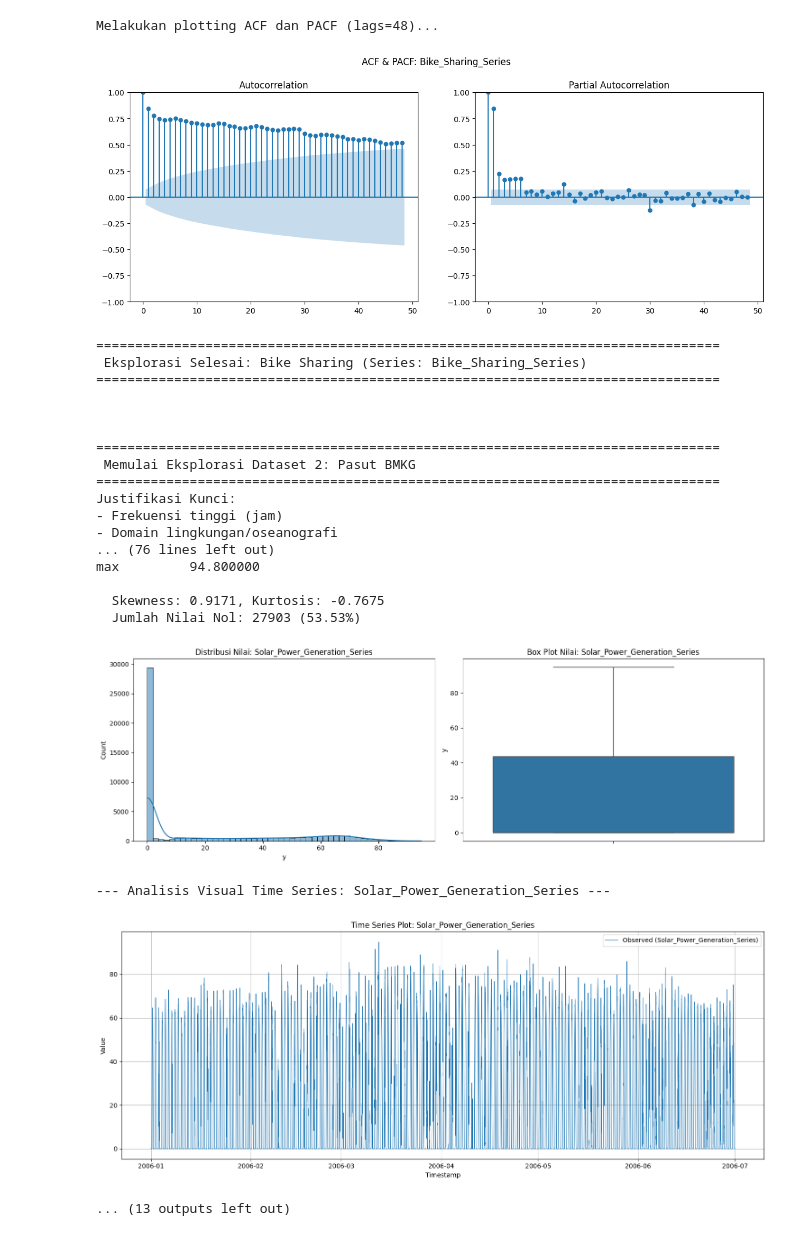
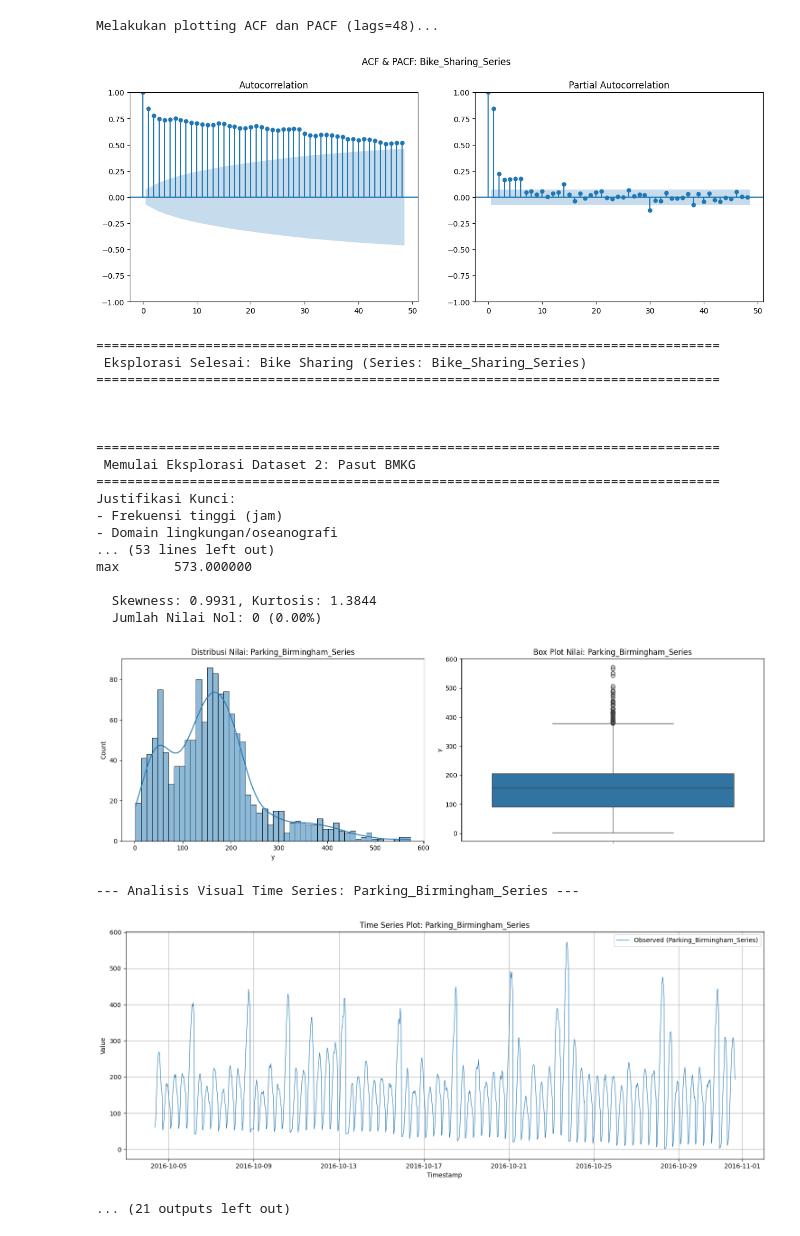
Before and after one commit to kanadakurniawan/loss-function-comparison, a Jupyter notebook: Justifikasi Dataset.ipynb, the cells around one changed output. Saved outputs shown, nothing was run; the diff lists cells and outputs as text; code cells hidden in the pictures.

Commit message:
perbaikan kolom datetime dan justifikasi dataset

```diff
--- a/Justifikasi Dataset.ipynb
+++ b/Justifikasi Dataset.ipynb
@@ -1,14 +1,14 @@
 # %%
 # ==============================================================================
-# KODE GABUNGAN UNTUK EKSPLORASI DATASET TESIS (VERSI FINAL REVISI)
+# KODE GABUNGAN UNTUK EKSPLORASI DATASET TESIS (VERSI FINAL REVISI 3)
 # ==============================================================================
 # Perubahan:
-# - Konfigurasi dataset (DATASET_CONFIG) sepenuhnya diganti sesuai permintaan.
-# - Ketergantungan pada Google Drive Mount telah dihilangkan.
-# - Proses eksekusi di bagian akhir diotomatisasi menggunakan loop.
-# - Komentar dan detail (nama kolom, frekuensi) disesuaikan untuk dataset baru.
+# - Memperbarui URL untuk semua dataset CSV agar menggunakan kode commit
+#   terbaru (8ae1f33...) sesuai permintaan.
+# - Mengonfirmasi kembali bahwa nama kolom waktu ('datetime') sudah benar
+#   untuk semua dataset CSV.
 #
-# Harap verifikasi nama kolom di DATASET_CONFIG jika terjadi error.
+# Perbaikan sebelumnya dipertahankan.
 # ==============================================================================
 
 # --- Instalasi Library (jika belum ada) ---
@@ -40,42 +40,42 @@ seed = 42
 np.random.seed(seed)
 random.seed(seed)
 
-# --- KONFIGURASI DATASET BARU ---
+# --- KONFIGURASI DATASET (URL & NAMA KOLOM DIPERBARUI) ---
 DATASET_CONFIG = {
     1: {
         'name': 'Bike Sharing', 'type': 'csv',
-        'source': "https://raw.githubusercontent.com/kanadakurniawan/loss-function-comparison/d663e9a1058407da4e11c24fc6693a108bc70ffd/dataset/bike-sharing.csv",
-        'freq': 'H', 'parser_variant': None, 'value_column': 'cnt', 'time_column': 'dteday',
+        'source': "https://raw.githubusercontent.com/kanadakurniawan/loss-function-comparison/8ae1f330d2d94645a6b647ab357fa786a5e1f956/dataset/bike-sharing.csv", # URL DIUBAH
+        'freq': 'H', 'parser_variant': None, 'value_column': 'cnt', 'time_column': 'datetime',
         'justification_points': ["Frekuensi tinggi (jam)", "Domain transportasi", "Musiman ganda (harian, mingguan)", "Pengaruh faktor eksternal (cuaca)"],
     },
     2: {
         'name': 'Pasut BMKG', 'type': 'csv',
-        'source': 'https://raw.githubusercontent.com/kanadakurniawan/loss-function-comparison/d663e9a1058407da4e11c24fc6693a108bc70ffd/dataset/db-2022-2024-pasut.csv',
-        'freq': 'H', 'parser_variant': None, 'value_column': 'level', 'time_column': 'waktu',
+        'source': 'https://raw.githubusercontent.com/kanadakurniawan/loss-function-comparison/8ae1f330d2d94645a6b647ab357fa786a5e1f956/dataset/db-2022-2024-pasut.csv', # URL DIUBAH
+        'freq': 'H', 'parser_variant': None, 'value_column': 'level', 'time_column': 'datetime',
         'justification_points': ["Frekuensi tinggi (jam)", "Domain lingkungan/oseanografi", "Pola musiman sangat kuat dan reguler (pasang surut)", "Data dunia nyata dari BMKG"],
     },
     3: {
         'name': 'Parking Birmingham', 'type': 'csv',
-        'source': 'https://raw.githubusercontent.com/kanadakurniawan/loss-function-comparison/d663e9a1058407da4e11c24fc6693a108bc70ffd/dataset/parking-birmingham.csv',
-        'freq': '30min', 'parser_variant': None, 'value_column': 'Occupancy', 'time_column': 'LastUpdate',
+        'source': 'https://raw.githubusercontent.com/kanadakurniawan/loss-function-comparison/8ae1f330d2d94645a6b647ab357fa786a5e1f956/dataset/parking-birmingham.csv', # URL DIUBAH
+        'freq': '30min', 'parser_variant': None, 'value_column': 'Occupancy', 'time_column': 'datetime',
         'justification_points': ["Frekuensi tinggi (30 menit)", "Domain urban/transportasi", "Potensi pola harian dan mingguan yang kompleks", "Mengandung nilai nol atau mendekati nol (malam hari)"],
     },
     4: {
         'name': 'Solar Power Generation', 'type': 'csv',
-        'source': 'https://raw.githubusercontent.com/kanadakurniawan/loss-function-comparison/d663e9a1058407da4e11c24fc6693a108bc70ffd/dataset/Actual_31.85_-110.85_2006_UPV_100MW_5_Min.csv',
-        'freq': '5min', 'parser_variant': None, 'value_column': 'Power(MW)', 'time_column': 'LocalTime',
+        'source': 'https://raw.githubusercontent.com/kanadakurniawan/loss-function-comparison/8ae1f330d2d94645a6b647ab357fa786a5e1f956/dataset/Actual_31.85_-110.85_2006_UPV_100MW_5_Min.csv', # URL DIUBAH
+        'freq': '5min', 'parser_variant': None, 'value_column': 'Power(MW)', 'time_column': 'datetime',
         'justification_points': ["Frekuensi sangat tinggi (5 menit)", "Domain energi terbarukan", "Intermittency tinggi (nilai nol di malam hari)", "Sangat dipengaruhi cuaca (volatilitas)"],
     },
     5: {
         'name': 'Cacar Air Hungaria', 'type': 'csv',
-        'source': 'https://raw.githubusercontent.com/kanadakurniawan/loss-function-comparison/d663e9a1058407da4e11c24fc6693a108bc70ffd/dataset/cacar-air-hungaria.csv',
-        'freq': 'W', 'parser_variant': None, 'value_column': 'BUDAPEST', 'time_column': 'Date',
+        'source': 'https://raw.githubusercontent.com/kanadakurniawan/loss-function-comparison/8ae1f330d2d94645a6b647ab357fa786a5e1f956/dataset/cacar-air-hungaria.csv', # URL DIUBAH
+        'freq': 'W', 'parser_variant': None, 'value_column': 'BUDAPEST', 'time_column': 'datetime',
         'justification_points': ["Frekuensi rendah (mingguan)", "Domain epidemiologi/kesehatan", "Musiman tahunan yang jelas", "Contoh data count (jumlah kasus)"],
         'notes': "File ini berisi banyak series (per wilayah). Kode ini akan menganalisis kolom 'BUDAPEST' sebagai contoh."
     },
     6: {
         'name': 'M4 Hourly Dataset', 'type': 'tsf',
-        'source': 'https://raw.githubusercontent.com/kanadakurniawan/loss-function-comparison/8f605f9fbc107e6303174d3f615a5d591785d55e/dataset/m4_hourly_dataset.tsf',
+        'source': 'https://raw.githubusercontent.com/kanadakurniawan/loss-function-comparison/8f605f9fbc107e6303174d3f615a5d591785d55e/dataset/m4_hourly_dataset.tsf', # TSF, URL tidak berubah
         'freq': 'H', 'parser_variant': 'standard', 'value_column': None, 'time_column': None,
         'justification_points': ["Frekuensi tinggi (jam)", "Benchmark klasik dari kompetisi M4", "Berisi beragam jenis data (industri, finansial, dll.)", "Tantangan dalam noise dan variabilitas pola"],
     }
@@ -83,10 +83,10 @@ DATASET_CONFIG = {
 NAN_IMPUTATION_METHOD = 'ffill_bfill'
 os.environ['NIXTLA_ID_AS_COL'] = '1'
 
-print("Konfigurasi dataset baru berhasil dimuat.")
+print("Konfigurasi dataset berhasil diperbarui (URL dan nama kolom 'datetime' disesuaikan).")
 
 # --- Fungsi Helper (Loading, Parsing, Cleaning, Preparing) ---
-# (Fungsi-fungsi di bagian ini tetap sama karena sudah dirancang secara generik dan robust)
+# (Tidak ada perubahan di bagian ini, karena fungsi sudah generik)
 
 def load_data_from_source(source_path_or_url):
     """Membaca konten data dari URL atau file lokal dengan fallback encoding."""
@@ -104,7 +104,7 @@ def load_data_from_source(source_path_or_url):
                 print(f"  Gagal decode dengan encoding default. Mencoba iso-8859-1...")
                 return response.content.decode('iso-8859-1')
         except requests.exceptions.RequestException as e: print(f"Error mengunduh data: {e}"); return None
-    else: # Logika untuk file lokal (dipertahankan jika diperlukan di masa depan)
+    else:
         print(f"Membaca data dari file lokal: {source_str}")
         if not os.path.exists(source_str): print(f"Error: File tdk ditemukan di {source_str}"); return None
         try:
@@ -129,7 +129,7 @@ def parse_tsf_data(raw_content, parser_variant):
                 start_time = pd.to_datetime(start_time_str)
                 time_series = [float(v) for v in values_str.split(",") if v.strip() and v.strip() != '?']
                 parsed_series.append(time_series); series_ids.append(series_name); start_times.append(start_time)
-            except (ValueError, IndexError): continue # Skip baris yang formatnya salah
+            except (ValueError, IndexError): continue
     print(f"Parsing TSF selesai. {len(parsed_series)} series berhasil diparsing.")
     return series_ids, start_times, parsed_series
 
@@ -192,10 +192,10 @@ def handle_nan_values(ts, method='ffill_bfill'):
     print(f"Menangani {initial_nan_count}/{len(ts_series)} NaN dgn metode: {method}")
     if method == 'ffill_bfill': filled_ts = ts_series.ffill().bfill()
     elif method == 'interpolate_linear': filled_ts = ts_series.interpolate(method='linear', limit_direction='both')
-    else: filled_ts = ts_series.ffill().bfill() # Default
+    else: filled_ts = ts_series.ffill().bfill()
 
     final_nan_count = filled_ts.isna().sum()
-    if final_nan_count > 0: filled_ts = filled_ts.fillna(0) # Isi sisa NaN jika ada
+    if final_nan_count > 0: filled_ts = filled_ts.fillna(0)
     print("Semua NaN berhasil ditangani.")
     return filled_ts.tolist()
 
@@ -216,13 +216,11 @@ def plot_time_series_analysis(df, series_name, freq):
 
     plt.figure(figsize=(15, 6)); plt.plot(y, label=f'Observed ({series_name})', linewidth=0.8); plt.title(f'Time Series Plot: {series_name}'); plt.xlabel('Timestamp'); plt.ylabel('Value'); plt.legend(); plt.grid(True); plt.tight_layout(); plt.show()
 
-    # Subset data untuk analisis detail jika terlalu panjang
-    MAX_POINTS_FOR_DETAIL = 3 * 365 * 24 # Batas sekitar 3 tahun data per jam
+    MAX_POINTS_FOR_DETAIL = 3 * 365 * 24
     y_analysis = y.tail(MAX_POINTS_FOR_DETAIL) if len(y) > MAX_POINTS_FOR_DETAIL else y
     is_subset = len(y) > MAX_POINTS_FOR_DETAIL
-    if is_subset: print(f"INFO: Data terlalu panjang. Analisis detail (dekomposisi, ACF/PACF) dilakukan pada {MAX_POINTS_FOR_DETAIL} poin terakhir.")
+    if is_subset: print(f"INFO: Data terlalu panjang. Analisis detail dilakukan pada {MAX_POINTS_FOR_DETAIL} poin terakhir.")
 
-    # Dekomposisi Musiman
     period_map = {'5min': 12*24, '30min': 48, 'H': 24, 'D': 7, 'W': 52, 'MS': 12}
     period = period_map.get(freq)
     if period and len(y_analysis) > 2 * period:
@@ -233,7 +231,6 @@ def plot_time_series_analysis(df, series_name, freq):
         except Exception as e: print(f"  Gagal dekomposisi: {e}")
     else: print("Dekomposisi musiman dilewati (data terlalu pendek atau frekuensi tidak didukung).")
 
-    # Plot ACF dan PACF
     lags = min(48, len(y_analysis) // 2 - 1)
     if lags > 5:
         print(f"Melakukan plotting ACF dan PACF (lags={lags})...")
@@ -272,7 +269,6 @@ def explore_dataset(dataset_index, series_index_or_name=0):
     if all_ids is None: return
 
     try:
-        # Untuk CSV, kita selalu pakai indeks 0. Untuk TSF, bisa pakai nama atau indeks.
         selector = series_index_or_name if config['type'] == 'tsf' else 0
         selected_id, start_time, ts_raw = select_series(all_ids, all_starts, all_series, selector, name)
     except (ValueError, IndexError, TypeError) as e: print(f"Error saat memilih series: {e}"); return
@@ -296,22 +292,17 @@ print("Fungsi `explore_dataset` siap digunakan.")
 # EKSEKUSI ANALISIS PER DATASET (VERSI OTOMATIS)
 # ==============================================================================
 # Cukup atur daftar dataset yang ingin Anda jalankan di bawah ini.
-# Untuk dataset TSF (seperti M4 Hourly), Anda bisa menentukan nama series spesifik.
 # ==============================================================================
 
 # --- Konfigurasi Eksekusi ---
-# Daftar indeks dataset dari DATASET_CONFIG yang ingin dianalisis.
 datasets_to_run = [1, 2, 3, 4, 5, 6]
 
-# (Opsional) Tentukan series spesifik untuk dataset TSF jika perlu.
-# Jika tidak ditentukan, akan menggunakan indeks 0.
 series_selectors = {
     6: "H1"  # Contoh: Pilih series 'H1' untuk dataset M4 Hourly (indeks 6)
 }
 
 # --- Loop Eksekusi ---
 for index in datasets_to_run:
-    # Dapatkan selector series spesifik jika ada, jika tidak, gunakan default (indeks 0)
     selector = series_selectors.get(index, 0)
     explore_dataset(dataset_index=index, series_index_or_name=selector)
 
@@ -327,38 +318,38 @@ Fungsi `explore_dataset` siap digunakan.
 ================================================================================
 Justifikasi Kunci:
 - Frekuensi tinggi (jam)
 - Domain transportasi
 - Musiman ganda (harian, mingguan)
 ... (29 lines left out)
 max      8714.000000
 
   Skewness: -0.0474, Kurtosis: -0.8119
   Jumlah Nilai Nol: 0 (0.00%)
 [figure]
 --- Analisis Visual Time Series: Bike_Sharing_Series ---
 [figure]
 Melakukan dekomposisi (Model Aditif, Periode=24)...
 [figure]
 Melakukan plotting ACF dan PACF (lags=48)...
 [figure]
 ================================================================================
  Eksplorasi Selesai: Bike Sharing (Series: Bike_Sharing_Series)
 ================================================================================
 
 
 
 ================================================================================
  Memulai Eksplorasi Dataset 2: Pasut BMKG
 ================================================================================
 Justifikasi Kunci:
 - Frekuensi tinggi (jam)
 - Domain lingkungan/oseanografi
-... (76 lines left out)
-max         94.800000
+... (53 lines left out)
+max       573.000000
 
-  Skewness: 0.9171, Kurtosis: -0.7675
-  Jumlah Nilai Nol: 27903 (53.53%)
+  Skewness: 0.9931, Kurtosis: 1.3844
+  Jumlah Nilai Nol: 0 (0.00%)
-[figure, old version]
+[figure, new version]
---- Analisis Visual Time Series: Solar_Power_Generation_Series ---
+--- Analisis Visual Time Series: Parking_Birmingham_Series ---
-[figure, old version]
+[figure, new version]
-... (13 outputs left out)
+... (21 outputs left out)
```
Also changed, not shown: parts of 1 cell of this notebook, 2 other files.
